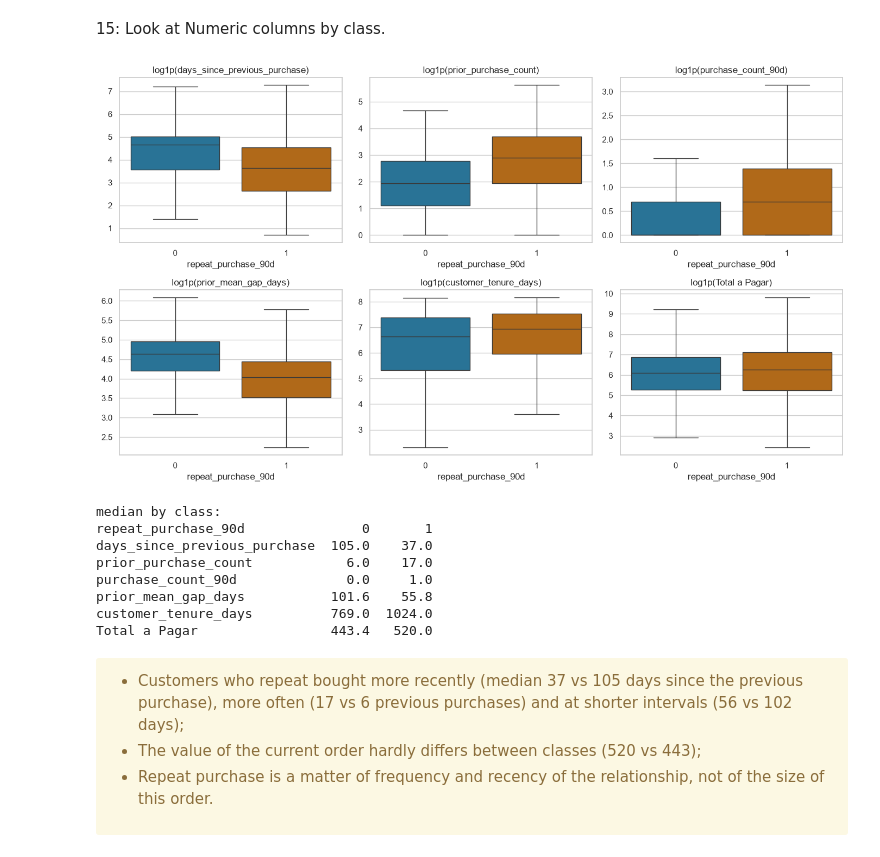
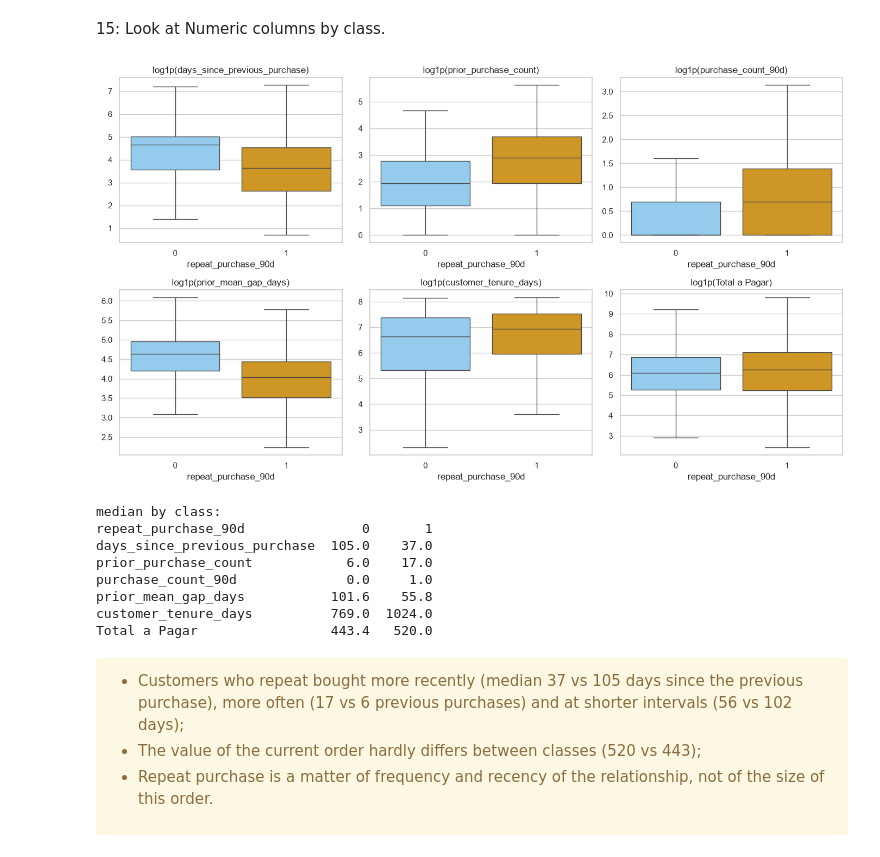
Before and after one commit to jfmenezes/Projeto-Machine-Learning, a Jupyter notebook: Notebook/EDA_Group_34.ipynb, the cells around one changed output. Drawn from its saved outputs; the diff is of its cells as text; code cells hidden in the pictures.

```diff
--- a/Notebook/EDA_Group_34.ipynb
+++ b/Notebook/EDA_Group_34.ipynb
@@ -21,14 +21,15 @@ sns.set_theme(style="whitegrid")
 
 from sklearn.metrics import f1_score
 
-from course_helpers import PLOT_BLUE, PLOT_ORANGE
 
 RANDOM_STATE = 42
 np.random.seed(RANDOM_STATE)
 FIGSIZE = (6, 5)
+Graph_Color = ['#EA9F09', '#87cefa']
+Heatmap = ['PiYG', 'Blues']
 
 TARGET = "repeat_purchase_90d"
 
-DATA_DIR = Path(r"C:\Users\João Correia\Desktop\MasterDS\2026-27\semestre1\ML\2.Labs\Project\data") # Folder that holds the four CSV files
+DATA_DIR = '/Users/josemenezes/Faculdade/Projetos/Projeto ML/Projeto-Machine-Learning/project/data/' # Folder that holds the four CSV files
 
 warnings.filterwarnings("ignore", category=FutureWarning)
@@ -37,13 +36,13 @@ ModuleNotFoundError: No module named 'course_helpers'
 # %% [markdown]
 2: Load the tables and check if they fit together.
 # %%
-train = pd.read_csv(DATA_DIR / "train.csv", parse_dates=["purchase_date"]).set_index("ID")
-test = pd.read_csv(DATA_DIR / "test.csv", parse_dates=["purchase_date"]).set_index("ID")
-clientes = pd.read_csv(DATA_DIR / "clientes.csv")
-sample = pd.read_csv(DATA_DIR / "sample_submission.csv")
+train = pd.read_csv(DATA_DIR + 'train.csv', parse_dates=["purchase_date"]).set_index("ID")
+test = pd.read_csv(DATA_DIR + 'test.csv', parse_dates=["purchase_date"]).set_index("ID")
+clientes = pd.read_csv(DATA_DIR + 'clientes.csv')
+sample = pd.read_csv(DATA_DIR + "sample_submission.csv")
 
 for name, frame in [("train", train), ("test", test), ("clientes", clientes)]:
-    print(f"{name:9s} {frame.shape[0]:>5,} rows x {frame.shape[1]} columns")
+    print(f"{name:9s} {frame.shape[0]} rows x {frame.shape[1]} columns")
 
 print("\ntest IDs match sample_submission:", sample["ID"].tolist() == test.index.tolist())
 print("columns only in train:", sorted(set(train.columns) - set(test.columns)))
@@ -505,10 +553,10 @@ money = ["Total a Pagar", "prior_total_spend", "spend_90d", "prior_purchase_coun
 
 fig, axes = plt.subplots(2, len(money), figsize=(4 * len(money), 6))
 for i, col in enumerate(money):
-    sns.histplot(filled[col], bins=50, ax=axes[0, i], color=PLOT_BLUE)
-    sns.histplot(np.log1p(filled[col]), bins=50, ax=axes[1, i], color=PLOT_ORANGE)
+    sns.histplot(filled[col], bins=50, ax=axes[0, i], color=Graph_Color[0])
+    sns.histplot(np.log1p(filled[col]), bins=50, ax=axes[1, i], color=Graph_Color[1])
     axes[0, i].set_title(col)
-    axes[1, i].set_title(f"log1p({col})")
+    axes[1, i].set_title(f"log1p ({col})")
     axes[0, i].set_xlabel("")
     axes[1, i].set_xlabel("")
 plt.tight_layout()
@@ -577,21 +625,21 @@ Ctrl Z Series 1  1828        0.561
 # %%
 key = ["days_since_previous_purchase", "prior_purchase_count", "purchase_count_90d",
        "prior_mean_gap_days", "customer_tenure_days", "Total a Pagar"]
 clean = filled.loc[~anomalies.any(axis=1)]
 
 fig, axes = plt.subplots(2, 3, figsize=(14, 8))
 for ax, col in zip(axes.ravel(), key):
     sns.boxplot(x=clean[TARGET], y=np.log1p(clean[col]), ax=ax, showfliers=False,
-                hue=clean[TARGET], palette=[PLOT_BLUE, PLOT_ORANGE], legend=False)
+                hue=clean[TARGET], palette=[Graph_Color[1], Graph_Color[0]], legend=False)
     ax.set_title(f"log1p({col})")
     ax.set_ylabel("")
 plt.tight_layout()
 plt.show()
 
 print("median by class:")
 print(clean.groupby(TARGET)[key].median().T.round(1).to_string())
 # %% [output]
-[figure, old version]
+[figure, new version]
 median by class:
 repeat_purchase_90d               0       1
 days_since_previous_purchase  105.0    37.0
```
Also changed, not shown: parts of 12 cells of this notebook, 11 other files.
